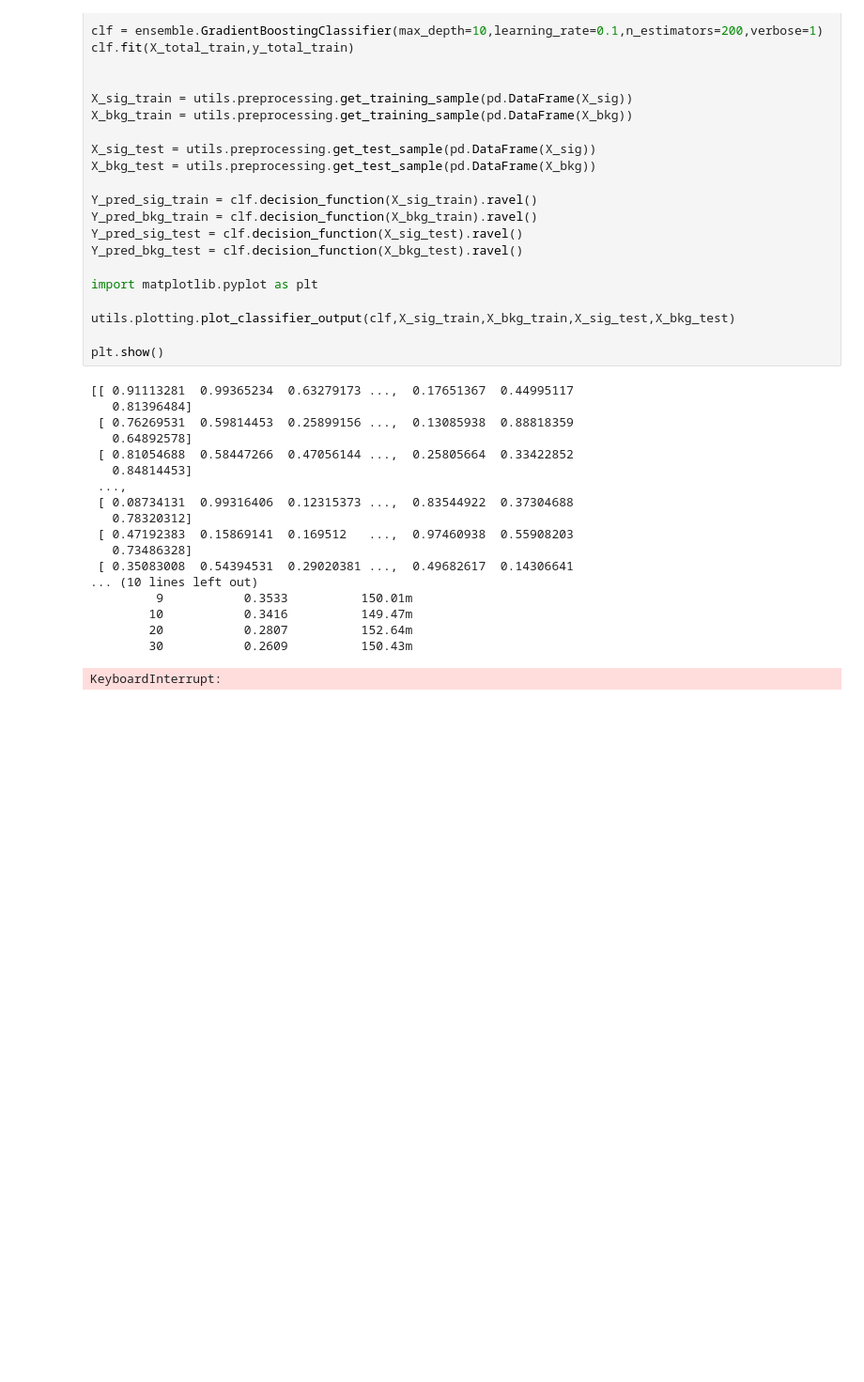
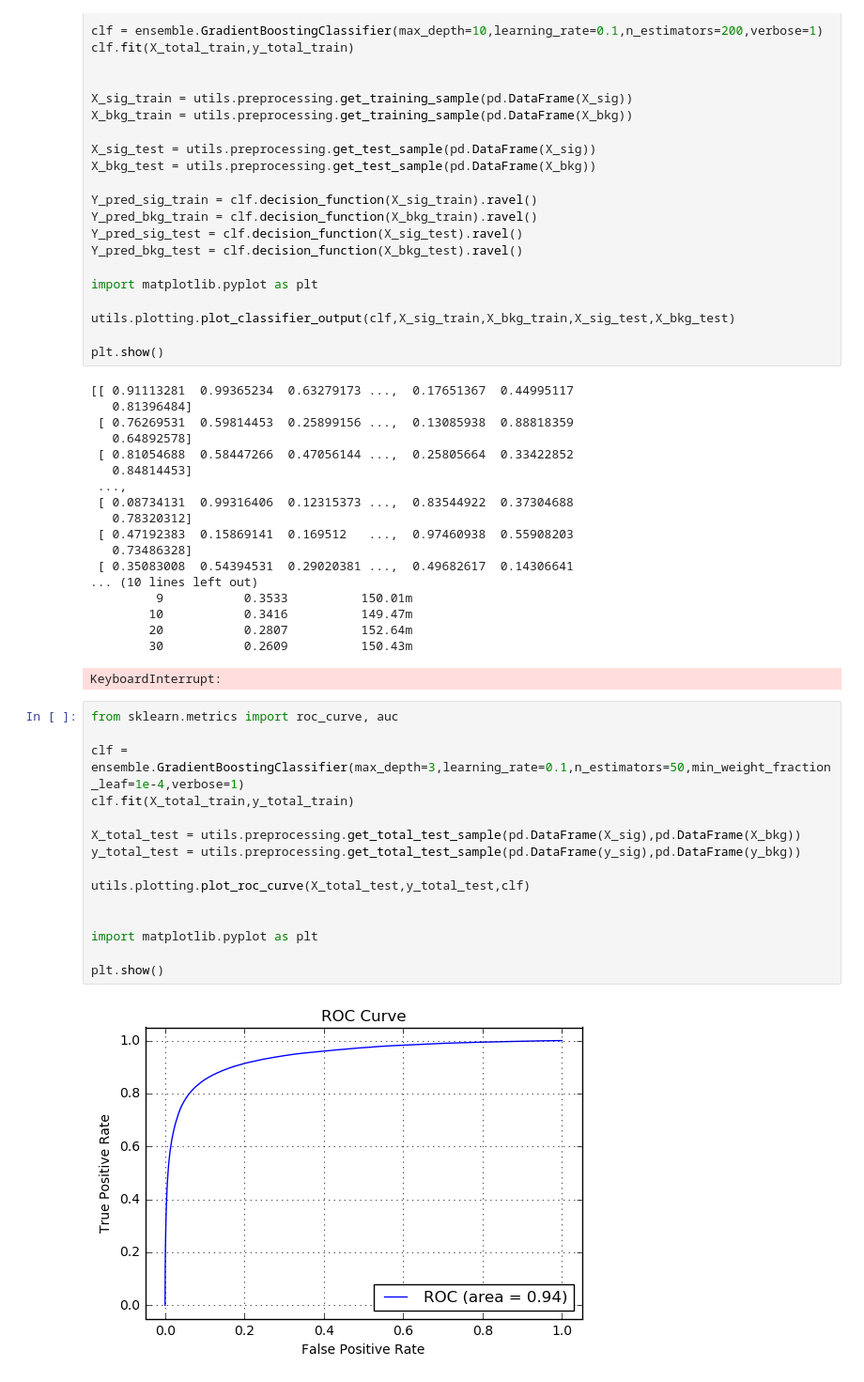
Before and after one commit to michelif/HHbbgg_ETH, a Jupyter notebook: Training/notebooks/trainMVAHHbbgg.ipynb, the cells around one changed output. Shown: that part at 94% size. Drawn from its saved outputs; the diff is of its cells as text; blank space fills up the shorter version.

Commit message:
adding roc curve

```diff
--- a/Training/notebooks/trainMVAHHbbgg.ipynb
+++ b/Training/notebooks/trainMVAHHbbgg.ipynb
@@ -392,3 +392,20 @@ plt.show()
         20           0.2807          152.64m
         30           0.2609          150.43m
 KeyboardInterrupt:
+# %%
+from sklearn.metrics import roc_curve, auc
+
+clf = ensemble.GradientBoostingClassifier(max_depth=3,learning_rate=0.1,n_estimators=50,min_weight_fraction_leaf=1e-4,verbose=1)
+clf.fit(X_total_train,y_total_train)
+
+X_total_test = utils.preprocessing.get_total_test_sample(pd.DataFrame(X_sig),pd.DataFrame(X_bkg))
+y_total_test = utils.preprocessing.get_total_test_sample(pd.DataFrame(y_sig),pd.DataFrame(y_bkg))
+
+utils.plotting.plot_roc_curve(X_total_test,y_total_test,clf)
+
+
+import matplotlib.pyplot as plt
+
+plt.show()
+# %% [output]
+[figure, added]
```
Also changed, not shown: 1 other file.
